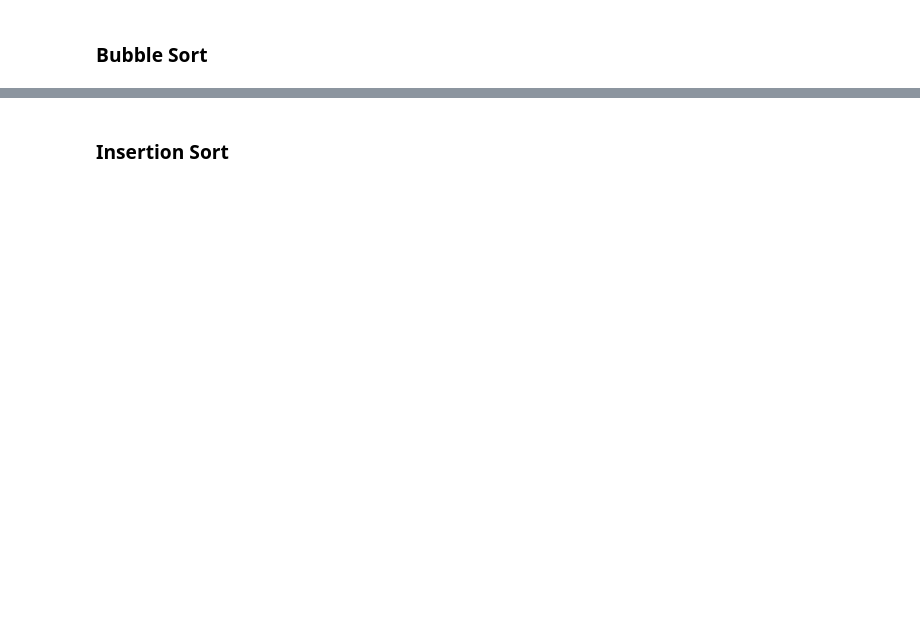
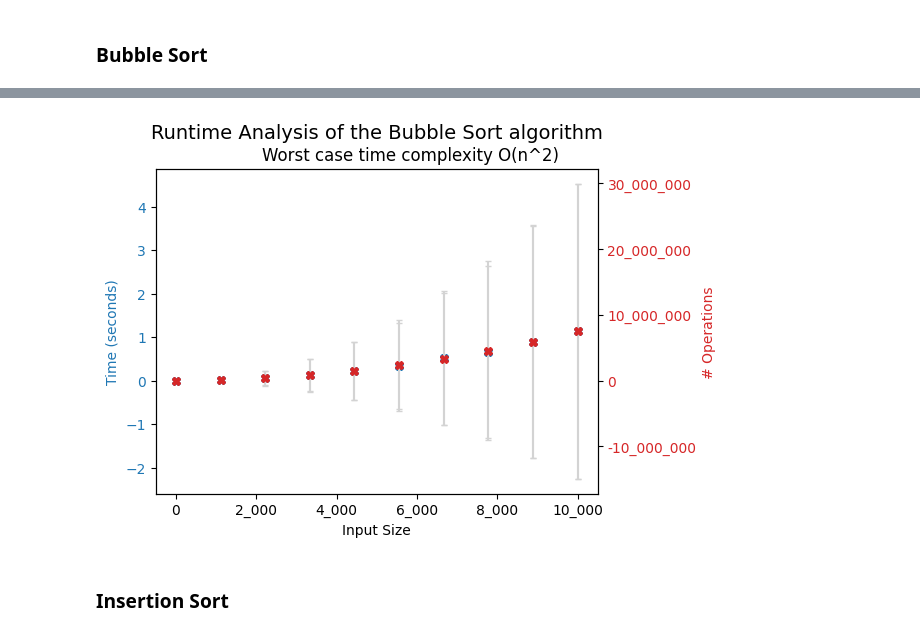
Before and after one commit to t-ded/algpy, a Jupyter notebook: examples/comparison_of_sorts.ipynb, the cells around one changed output, grey strips where cells are left out. Saved outputs shown, nothing was run; the diff lists cells and outputs as text; code cells hidden in the pictures; blank space fills up the shorter version.

```diff
--- a/examples/comparison_of_sorts.ipynb
+++ b/examples/comparison_of_sorts.ipynb
@@ -45,3 +58,7 @@ Algorithm analysis on random instances:
+# %%
+bubble_sort_runtime_analytic.plot_runtime_analysis(metric_to_plot='both')
+# %% [output]
+[figure, added]
 # %% [markdown]
 <h3>Insertion Sort</h3>
 # %%
```
Also changed, not shown: parts of 12 cells of this notebook.
